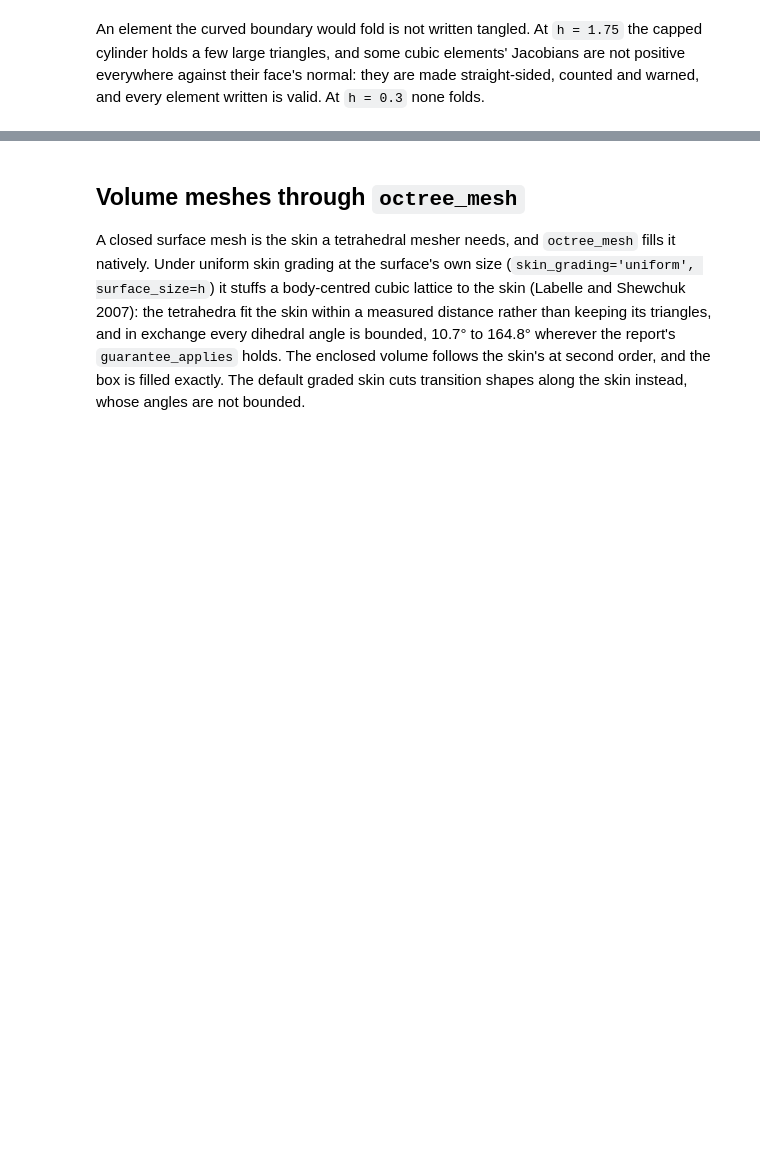
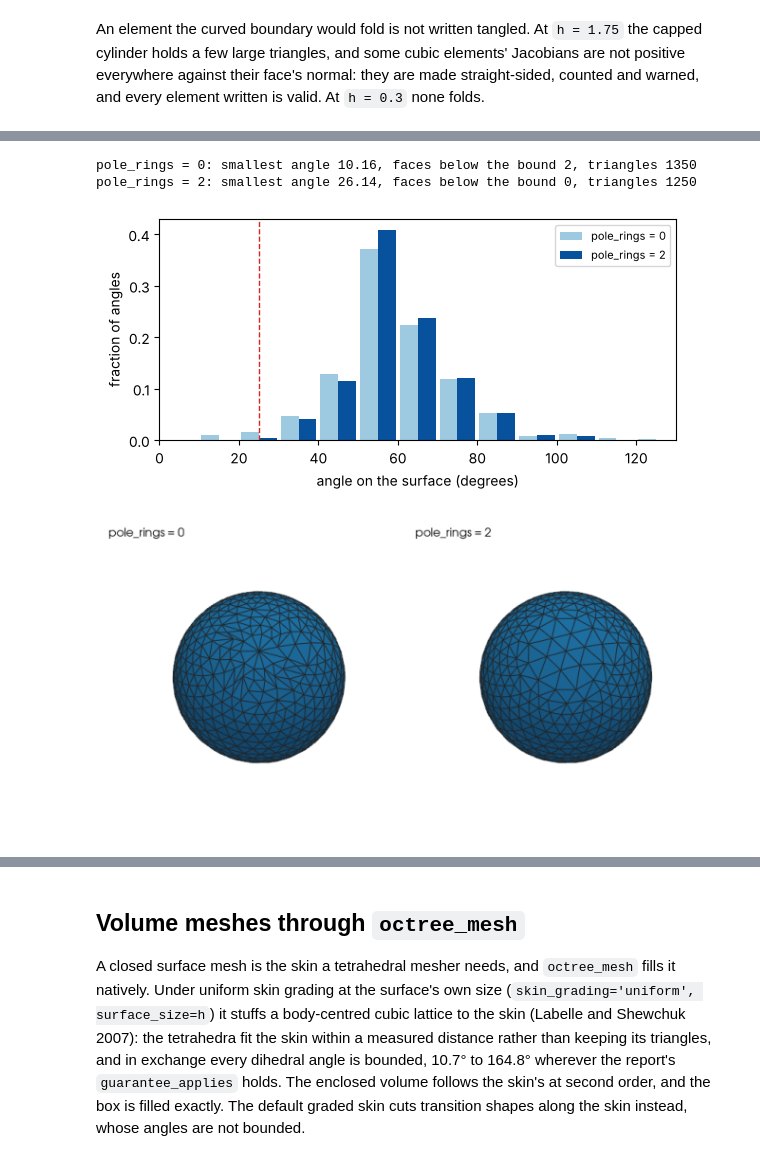
Before and after one commit to loumalouomega/meshioplusplus, a Jupyter notebook: example/python/42_mesh_cad_surface.ipynb, the cells around one changed output, grey strips where cells are left out. Saved outputs shown, nothing was run; the diff lists cells and outputs as text; code cells hidden in the pictures; blank space fills up the shorter version.

```diff
--- a/example/python/42_mesh_cad_surface.ipynb
+++ b/example/python/42_mesh_cad_surface.ipynb
@@ -629,0 +693,22 @@ meshio warning [mesh_cad.cpp:1768] mesh_cad_surface: 4 curved elements had a Jac
+# %%
+poles, pole_hist = {}, {}
+for rings in (0, 2):
+    out, rep = mp.mesh_cad_surface(solids['sphere'], 0.2, min_angle=25, pole_rings=rings, return_report=True)
+    poles[f'pole_rings = {rings}'] = out
+    pole_hist[rings] = np.asarray(rep['angle_histogram'])
+    print(f'pole_rings = {rings}: smallest angle {rep["min_angle_deg"]:.2f}, faces below the bound '
+          f'{rep["num_faces_below_bound"]}, triangles {rep["num_triangles"]}')
+fig, ax = plt.subplots(figsize=(6, 3))
+for rings, colour in ((0, '#9ecae1'), (2, '#08519c')):
+    hist = pole_hist[rings]
+    ax.bar(np.arange(0, 180, 10) + (5 if rings else 0.5), hist / hist.sum(), width=4.5, align='edge',
+           color=colour, label=f'pole_rings = {rings}')
+ax.axvline(25, color='#d62728', linewidth=1, linestyle='--')
+ax.set_xlim(0, 130); ax.set_xlabel('angle on the surface (degrees)'); ax.set_ylabel('fraction of angles')
+ax.legend(fontsize=8); plt.tight_layout(); save_img('mesh_cad_pole_histogram'); plt.show()
+render(list(poles.values()), list(poles), 'mesh_cad_poles', view=(70, 30))
+# %% [output]
+pole_rings = 0: smallest angle 10.16, faces below the bound 2, triangles 1350
+pole_rings = 2: smallest angle 26.14, faces below the bound 0, triangles 1250
+[figure, added]
+[figure, added]
```
Also changed, not shown: parts of 11 cells of this notebook, 20 other files.
